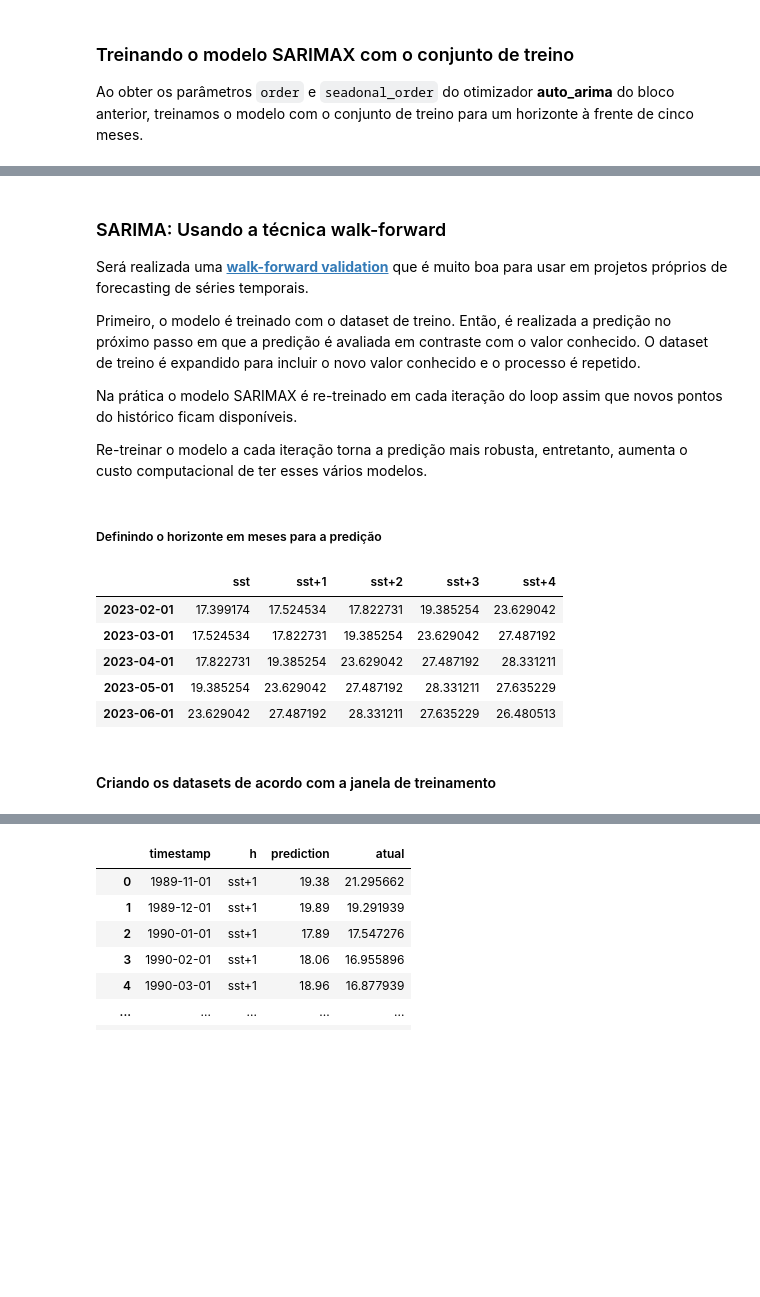
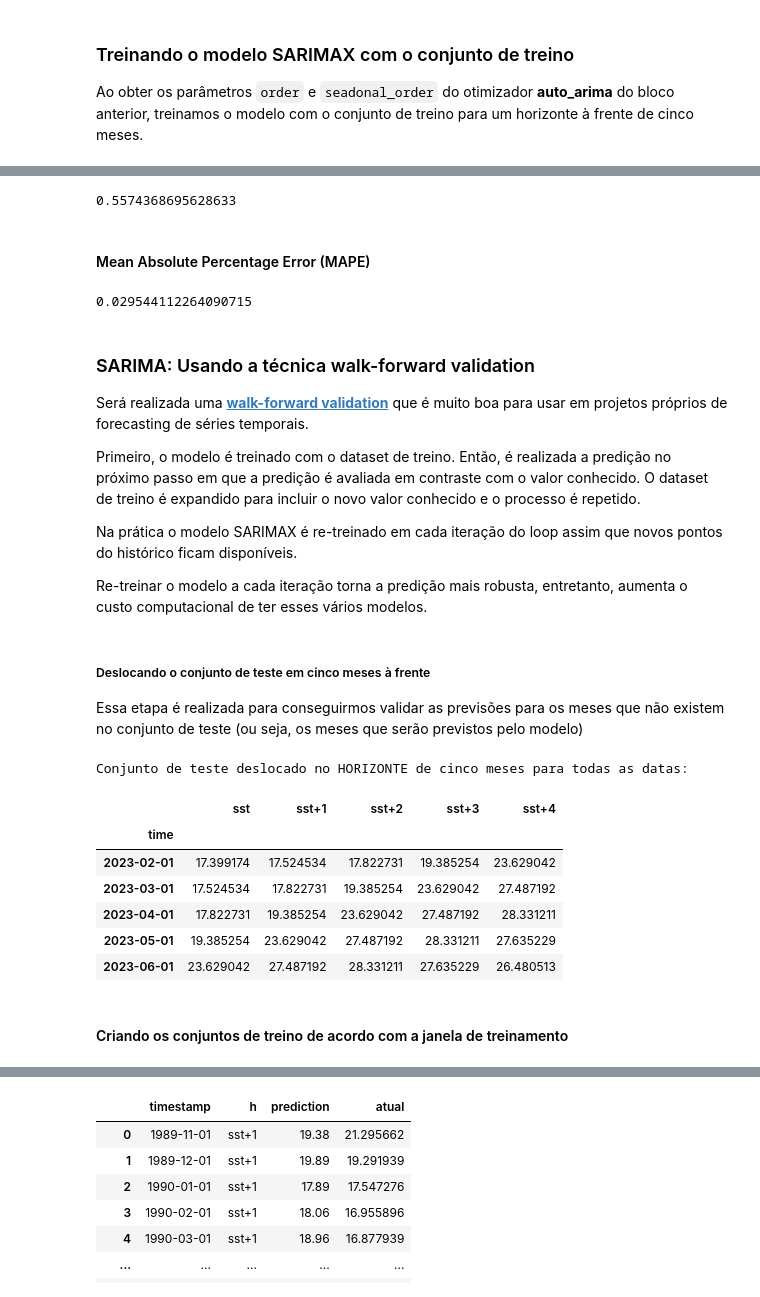
Before and after one commit to matheusvictal/sst-time-series-ml, a Jupyter notebook: source/2_sarima.ipynb, the cells around one changed output, grey strips where cells are left out. Saved outputs shown, nothing was run; the diff lists cells and outputs as text; code cells hidden in the pictures; blank space fills up the shorter version.

```diff
--- a/source/2_sarima.ipynb
+++ b/source/2_sarima.ipynb
@@ -216,5 +211,15 @@ teste.head()
+# %%
+SSTHelper.rmse(y_atual, y_predito)
+# %% [output]
+0.5574368695628633
+# %% [markdown]
+#### Mean Absolute Percentage Error (MAPE)
+# %%
+SSTHelper.mape(y_atual, y_predito)
+# %% [output]
+0.029544112264090715
 # %% [markdown]
-### SARIMA: Usando a técnica walk-forward
+### SARIMA: Usando a técnica walk-forward validation
 
 Será realizada uma [**walk-forward validation**](https://www.tutorialspoint.com/time_series/time_series_walk_forward_validation.htm) que é muito boa para usar em projetos próprios de forecasting de séries temporais.
 
@@ -224,23 +229,29 @@ Na prática o modelo SARIMAX é re-treinado em cada iteração do loop assim que
 
 Re-treinar o modelo a cada iteração torna a predição mais robusta, entretanto, aumenta o custo computacional de ter esses vários modelos.
 # %% [markdown]
-##### Definindo o horizonte em meses para a predição
+##### Deslocando o conjunto de teste em cinco meses à frente
+
+Essa etapa é realizada para conseguirmos validar as previsões para os meses que não existem no conjunto de teste (ou seja, os meses que serão previstos pelo modelo)
 # %%
 HORIZONTE = 5 #numero de meses à frente para prever
-test_shifted = test.copy()
+teste_shifted = teste.copy() # faz uma cópia do conjunto de teste pois será modificado abaixo
 
 for t in range(1, HORIZONTE):
-    test_shifted['sst+'+str(t)] = test_shifted['sst'].shift(-t, freq='MS')
+    teste_shifted['sst+'+str(t)] = teste_shifted['sst'].shift(-t, freq='MS')
 
-test_shifted = test_shifted.dropna(how='any')
-test_shifted.tail(5)
+teste_shifted = teste_shifted.dropna(how='any')
+
+print("Conjunto de teste deslocado no HORIZONTE de cinco meses para todas as datas:")
+teste_shifted.tail(5)
 # %% [output]
+Conjunto de teste deslocado no HORIZONTE de cinco meses para todas as datas:
 |  | sst | sst+1 | sst+2 | sst+3 | sst+4 |
+| time |  |  |  |  |  |
 | 2023-02-01 | 17.399174 | 17.524534 | 17.822731 | 19.385254 | 23.629042 |
 | 2023-03-01 | 17.524534 | 17.822731 | 19.385254 | 23.629042 | 27.487192 |
 | 2023-04-01 | 17.822731 | 19.385254 | 23.629042 | 27.487192 | 28.331211 |
 | 2023-05-01 | 19.385254 | 23.629042 | 27.487192 | 28.331211 | 27.635229 |
 | 2023-06-01 | 23.629042 | 27.487192 | 28.331211 | 27.635229 | 26.480513 |
 # %% [markdown]
-#### Criando os datasets de acordo com a janela de treinamento
+#### Criando os conjuntos de treino de acordo com a janela de treinamento
 # %%
```
Also changed, not shown: parts of 16 cells of this notebook.
